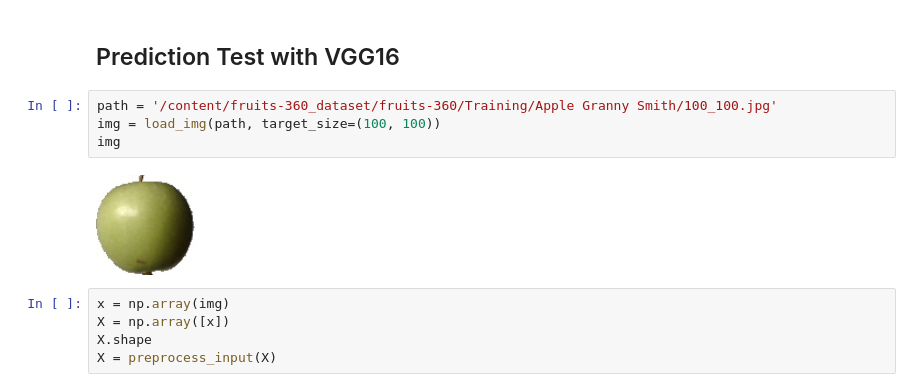
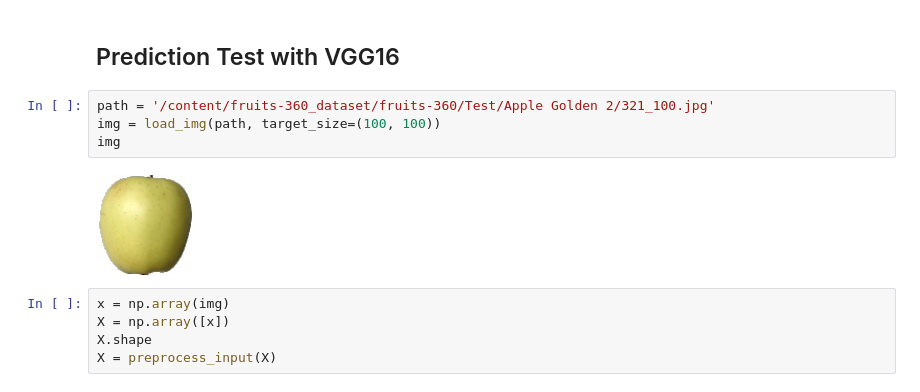
Before and after one commit to aenoboa1/ML_Zoomcamp-Capstone-Project, a Jupyter notebook: FruitsProject_VGG.ipynb, the cells around one changed output. Drawn from its saved outputs; the diff is of its cells as text.

```diff
--- a/FruitsProject_VGG.ipynb
+++ b/FruitsProject_VGG.ipynb
@@ -838,11 +878,11 @@ The loss is also very low at $[0.200]$ this shows that a significant improvement
 # %% [markdown]
 ## Prediction Test with VGG16
 # %%
-path = '/content/fruits-360_dataset/fruits-360/Training/Apple Granny Smith/100_100.jpg'
+path = '/content/fruits-360_dataset/fruits-360/Test/Apple Golden 2/321_100.jpg'
 img = load_img(path, target_size=(100, 100))
 img
 # %% [output]
-[figure, old version]
+[figure, new version]
 # %%
 x = np.array(img)
 X = np.array([x])
```
Also changed, not shown: parts of 8 cells of this notebook.
